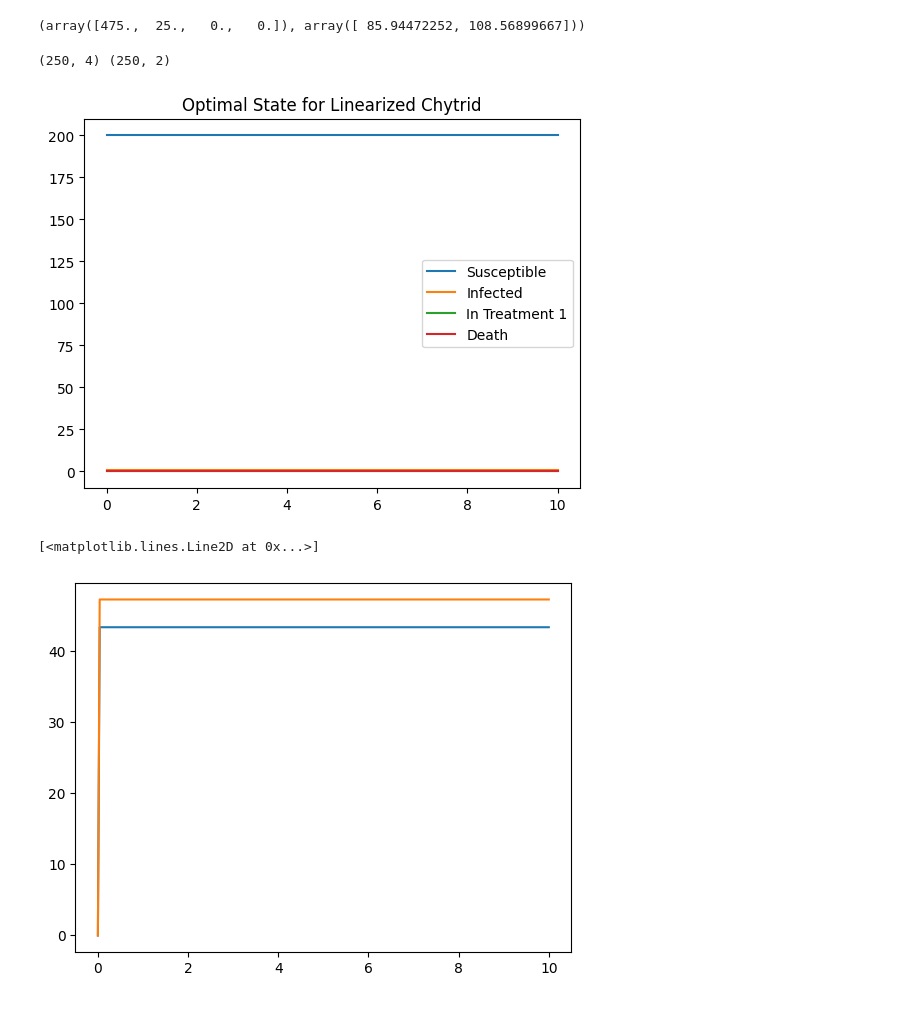
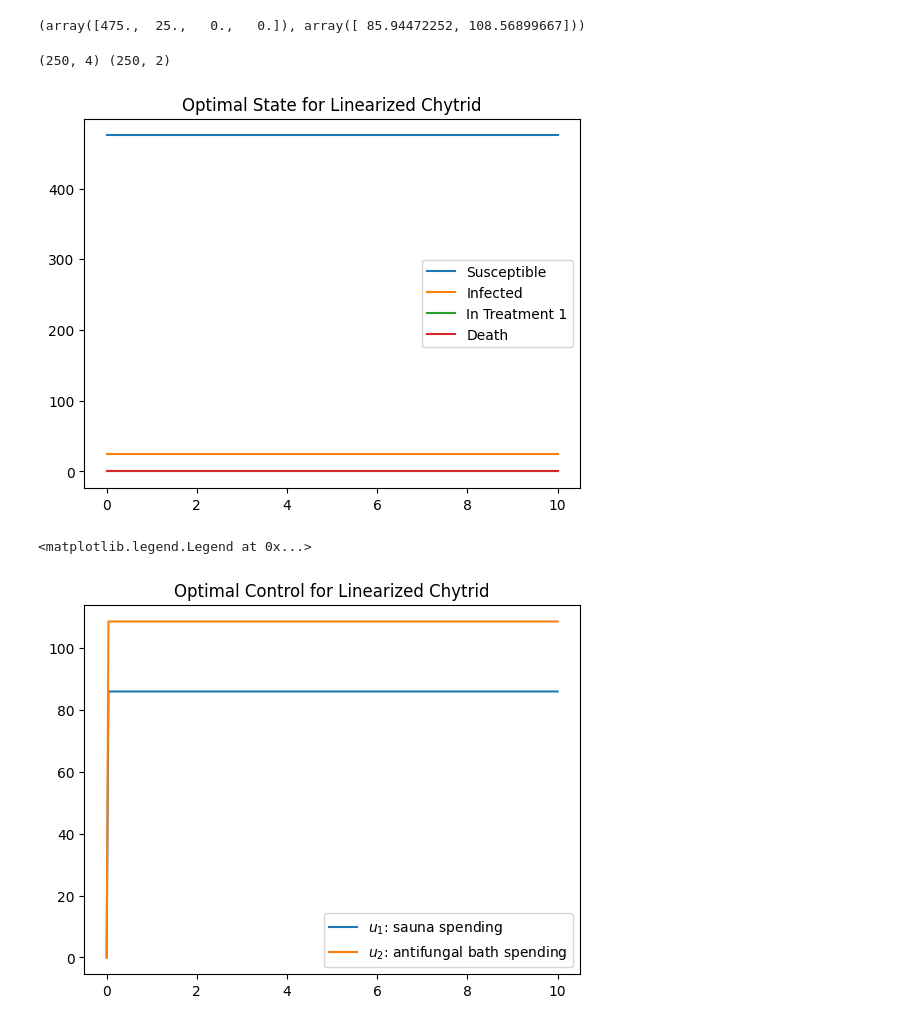
Before and after one commit to ACME-Vol4-Project1/save-axolotls-control, a Jupyter notebook: LQR_control.ipynb, the cells around one changed output. Saved outputs shown, nothing was run; the diff lists cells and outputs as text; code cells hidden in the pictures.

```diff
--- a/LQR_control.ipynb
+++ b/LQR_control.ipynb
@@ -79,38 +79,40 @@ tf = 10
 t_steps = 250
 t_space = np.linspace(0, tf, t_steps)
 # %%
-def iterated_lqr(Df_x, Df_u, t_space, x0, u0):  # hen func
+def iterated_lqr(Df_x, Df_u, t_space, x0, u0):
     state_solutions = [x0]
     control_solutions = [u0]
     tf = t_space[-1]
 
     for i in range(len(t_space) - 1):
-        A = Df_x(state_solutions[i], control_solutions[i])
-        B = Df_u(state_solutions[i], control_solutions[i])
+        # A = Df_x(state_solutions[i], control_solutions[i])    # TODO write these functions
+        # B = Df_u(state_solutions[i], control_solutions[i])
         x_new, u_new = solve_linearized(A, B, state_solutions[i], tf)
         state_solutions.append(x_new)
         control_solutions.append(u_new)
 
     return np.array(state_solutions), np.array(control_solutions)
 
-x, u = iterated_lqr(t_space, np.array([200, 1, 0, 0]), np.zeros(2))
+# sample test case
+x, u = iterated_lqr(t_space, np.array(y0), np.zeros(2))
 print(x.shape, u.shape)
 
-t = t_space
 S, I, T1, D = x.T
 plt.title("Optimal State for Linearized Chytrid")
-plt.plot(t, S, label="Susceptible")
-plt.plot(t, I, label="Infected")
-plt.plot(t, T1, label="In Treatment 1")
-plt.plot(t, D, label="Death")
+plt.plot(t_space, S, label="Susceptible")
+plt.plot(t_space, I, label="Infected")
+plt.plot(t_space, T1, label="In Treatment 1")
+plt.plot(t_space, D, label="Death")
 plt.legend()
 plt.show()
 
+plt.title("Optimal Control for Linearized Chytrid")
 u1, u2 = u.T
-plt.plot(t_space, u1)
-plt.plot(t_space, u2)
+plt.plot(t_space, u1, label=rf'$u_{1}$: Sauna spending')
+plt.plot(t_space, u2, label=rf'$u_{2}$: Antifungal bath spending')
+plt.legend()
 # %% [output]
 (250, 4) (250, 2)
-[figure, old version]
+[figure, new version]
-[<matplotlib.lines.Line2D at 0x...>]
+<matplotlib.legend.Legend at 0x...>
-[figure, old version]
+[figure, new version]
```
Also changed, not shown: parts of 1 cell of this notebook, 1 other file.
